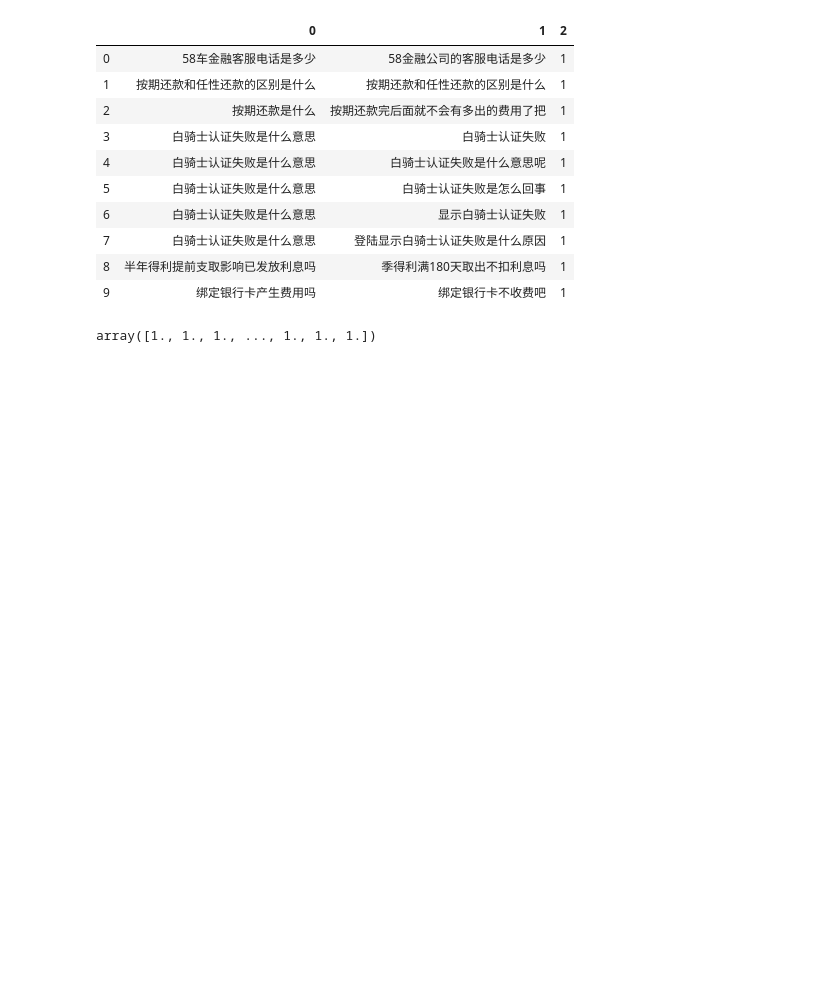
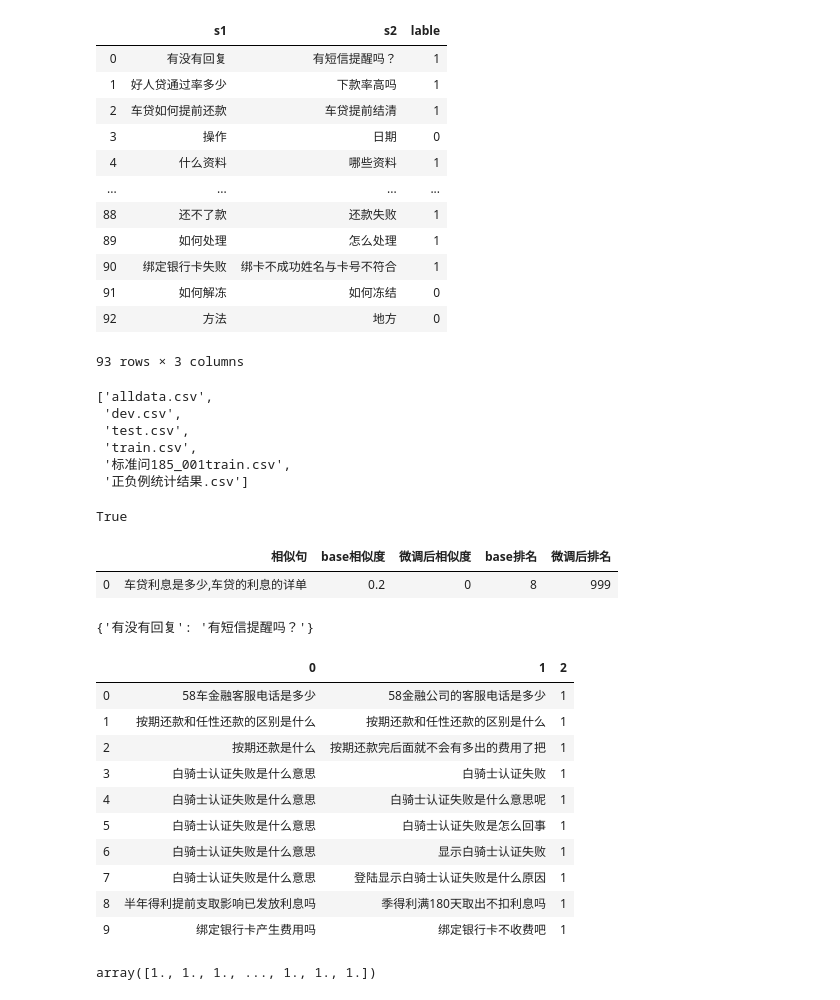
Before and after one commit to lca1070841799/myJupyter, a Jupyter notebook: 练习.ipynb, the cells around one changed output. Drawn from its saved outputs; the diff is of its cells as text; code cells hidden in the pictures; blank space fills up the shorter version.

```diff
--- a/练习.ipynb
+++ b/练习.ipynb
@@ -3,0 +62,16 @@ import numpy as np
+# %%
+df查找不同模型语义相似度测试结果的差异
+# %% [output]
+|  | s1 | s2 | lable |
+| 0 | 有没有回复 | 有短信提醒吗？ | 1 |
+| 1 | 好人贷通过率多少 | 下款率高吗 | 1 |
+| 2 | 车贷如何提前还款 | 车贷提前结清 | 1 |
+| 3 | 操作 | 日期 | 0 |
+| 4 | 什么资料 | 哪些资料 | 1 |
+| ... | ... | ... | ... |
+| 88 | 还不了款 | 还款失败 | 1 |
+| 89 | 如何处理 | 怎么处理 | 1 |
+| 90 | 绑定银行卡失败 | 绑卡不成功姓名与卡号不符合 | 1 |
+| 91 | 如何解冻 | 如何冻结 | 0 |
+| 92 | 方法 | 地方 | 0 |
+93 rows × 3 columns
@@ -3,0 +83,10 @@ import numpy as np
+# %%
+files=os.listdir('D:/datas/资料/研究生/实验室/智能客服/bert测试/00X/001/语料')
+files
+# %% [output]
+['alldata.csv',
+ 'dev.csv',
+ 'test.csv',
+ 'train.csv',
+ '标准问185_001train.csv',
+ '正负例统计结果.csv']
@@ -3,0 +101,4 @@ import numpy as np
+# %%
+os.path.exists('D:/datas/资料/研究生/实验室/智能客服/bert测试/00X/001/语料/111.txt')
+# %% [output]
+True
@@ -3,0 +122,9 @@ import numpy as np
+# %%
+res1
+# %% [output]
+|  | 相似句 | base相似度 | 微调后相似度 | base排名 | 微调后排名 |
+| 0 | 车贷利息是多少,车贷的利息的详单 | 0.2 | 0 | 8 | 999 |
+# %%
+map
+# %% [output]
+{'有没有回复': '有短信提醒吗？'}
```
Also changed, not shown: parts of 14 cells of this notebook, 2 other files.
